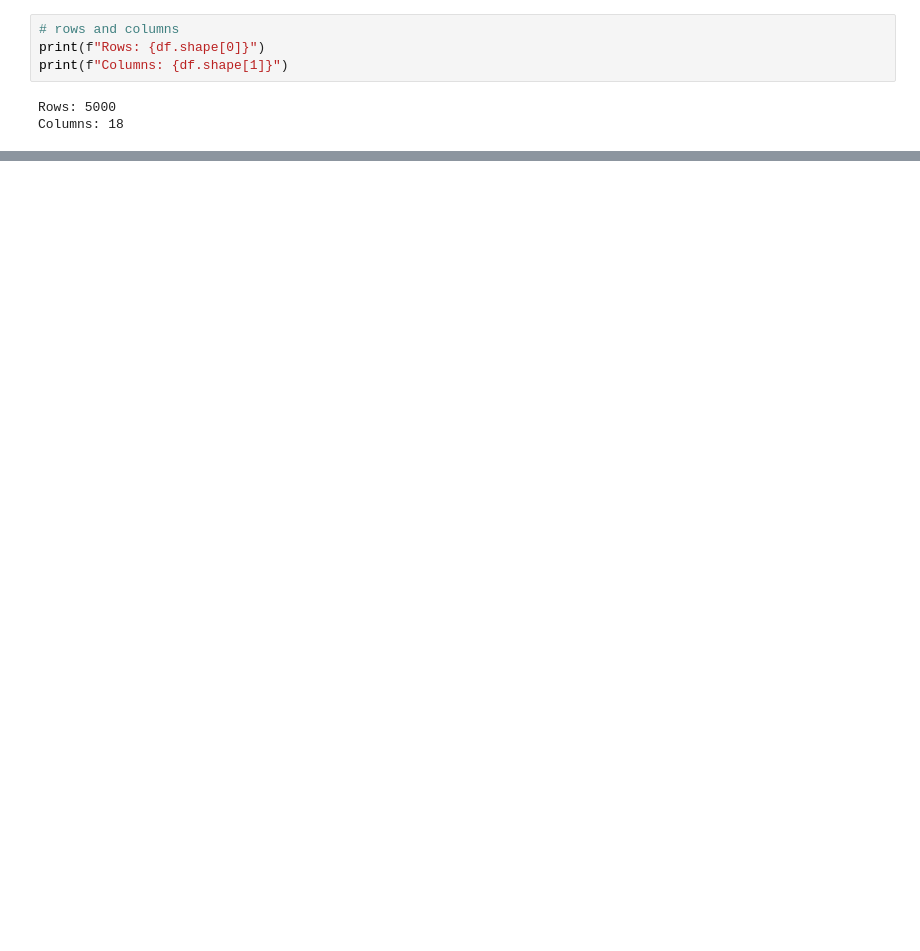
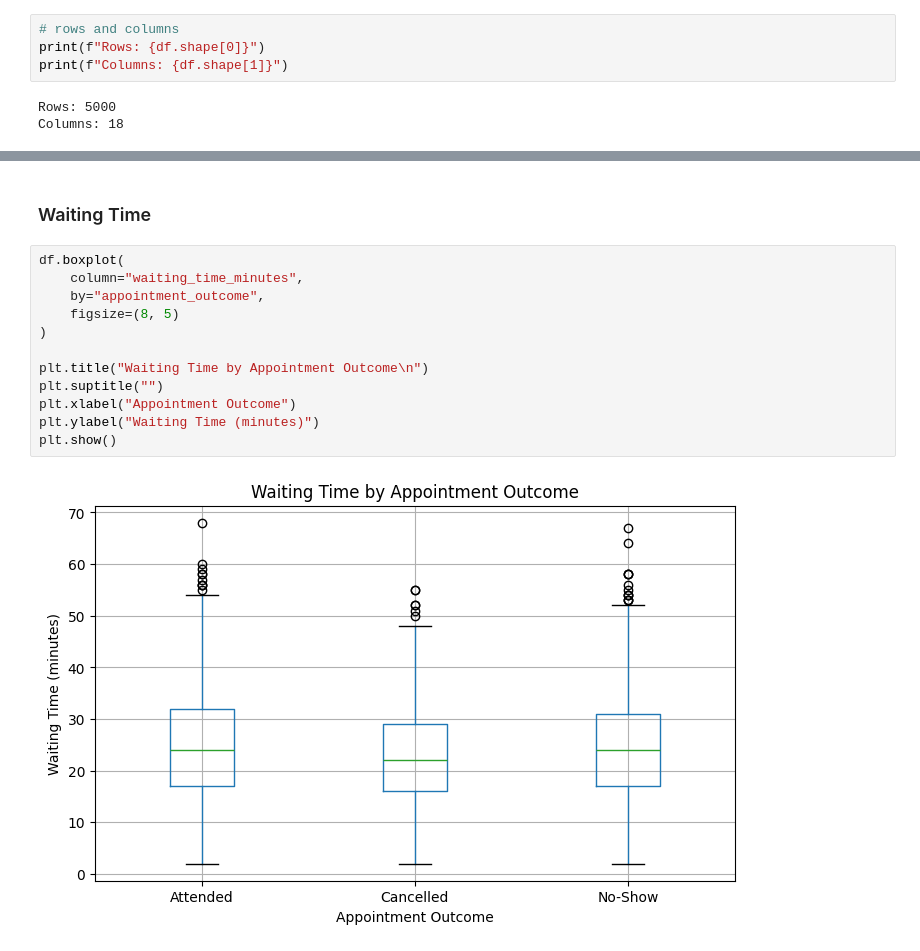
Before and after one commit to JhayceeCodes/HealthConnectDataAnalysis, a Jupyter notebook: healthconnect_analysis.ipynb, the cells around one changed output, grey strips where cells are left out. Saved outputs shown, nothing was run; the diff lists cells and outputs as text; blank space fills up the shorter version.

```diff
--- a/healthconnect_analysis.ipynb
+++ b/healthconnect_analysis.ipynb
@@ -232,0 +329,16 @@ The proposed analysis is subject to several assumptions and constraints that may
+# %% [markdown]
+### Waiting Time
+# %%
+df.boxplot(
+    column="waiting_time_minutes",
+    by="appointment_outcome",
+    figsize=(8, 5)
+)
+
+plt.title("Waiting Time by Appointment Outcome\n")
+plt.suptitle("")
+plt.xlabel("Appointment Outcome")
+plt.ylabel("Waiting Time (minutes)")
+plt.show()
+# %% [output]
+[figure, added]
```
Also changed, not shown: parts of 65 cells of this notebook.
